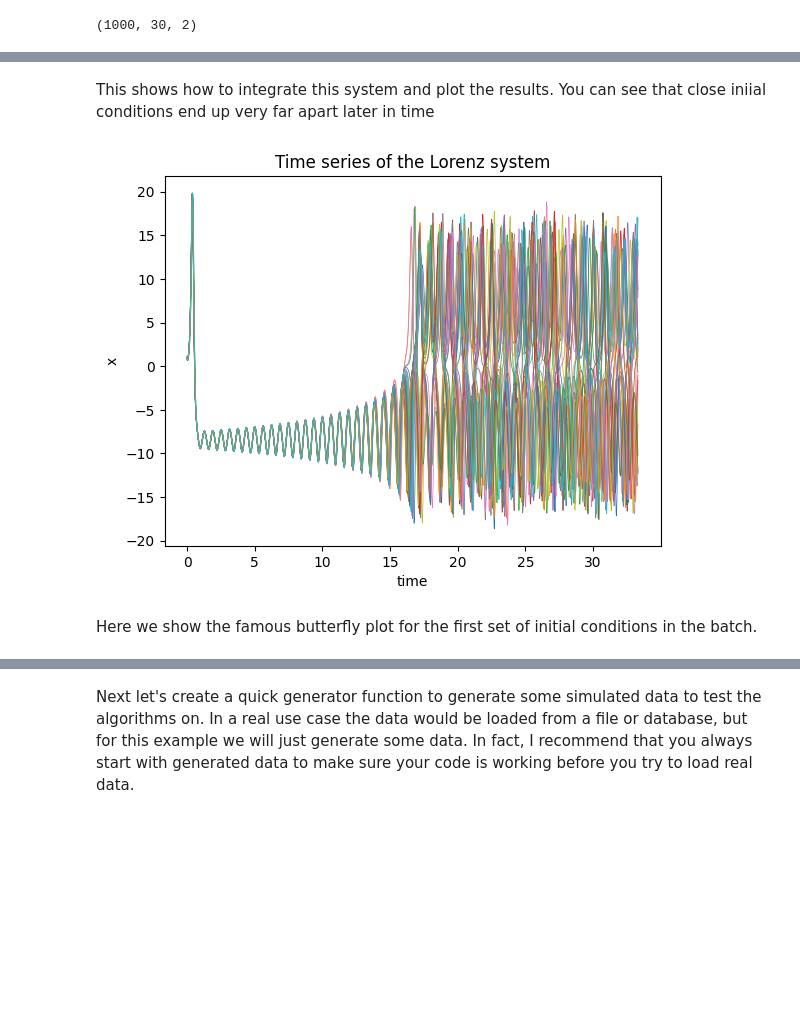
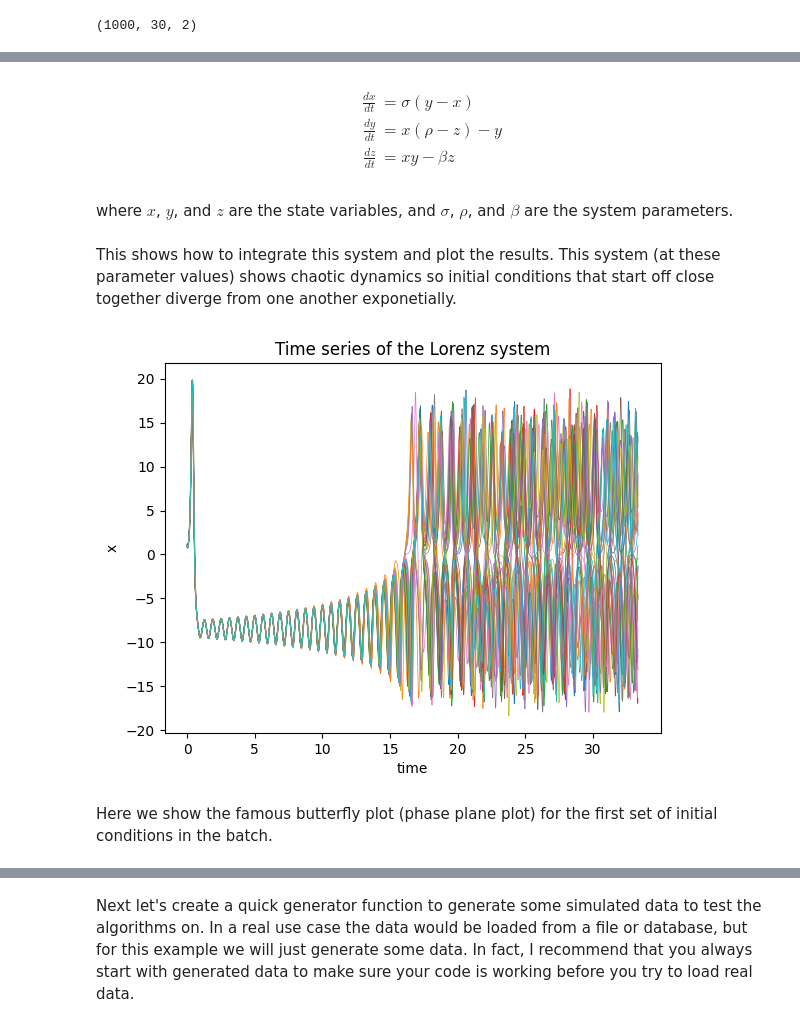
Before and after one commit to khannay/paramfittorchdemo, a Jupyter notebook: nbs/00_training.ipynb, the cells around one changed output, grey strips where cells are left out. Drawn from its saved outputs; the diff is of its cells as text; code cells hidden in the pictures; blank space fills up the shorter version.

```diff
--- a/nbs/00_training.ipynb
+++ b/nbs/00_training.ipynb
@@ -145,14 +225,18 @@ class LotkaVolterra(nn.Module):
 
 
     def forward(self, t, state):
-        x = state[:,0]      #variables are part of vector array u
-        y = state[:,1]
+        x = state[...,0]      #variables are part of vector array u
+        y = state[...,1]
         sol = torch.zeros_like(state)
 
-        alpha, beta, delta, gamma = self.model_params    #coefficients are part of vector array p
-        sol[:,0] = alpha*x - beta*x*y
-        sol[:,1] = -delta*y + gamma*x*y
+        #coefficients are part of tensor model_params
+        alpha, beta, delta, gamma = self.model_params
+        sol[...,0] = alpha*x - beta*x*y
+        sol[...,1] = -delta*y + gamma*x*y
         return sol
 
     def __repr__(self):
-        return f" alpha: {self.model_params[0].item()}, beta: {self.model_params[1].item()}, delta: {self.model_params[2].item()}, gamma: {self.model_params[3].item()}"
+        return f" alpha: {self.model_params[0].item()}, \
+            beta: {self.model_params[1].item()}, \
+                delta: {self.model_params[2].item()}, \
+                    gamma: {self.model_params[3].item()}"
@@ -161,8 +245,9 @@ Integrate and make the same plots as the other systems
 # %%
-lv_model = LotkaVolterra()
+lv_model = LotkaVolterra() #use default parameters
 ts = torch.linspace(0,30.0,1000)
+batch_size = 30
 # Create a batch of initial conditions (batch_dim, state_dim) as small perturbations around one value
-initial_conditions = torch.tensor([[3,3]]) + 0.50*torch.randn((30,2))
+initial_conditions = torch.tensor([[3,3]]) + 0.50*torch.randn((batch_size,2))
 sol = odeint(lv_model, initial_conditions, ts, method='dopri5').detach().numpy()
 # Check the solution
 
@@ -187,3 +273,11 @@ as shown.
+# %% [markdown]
+$$\begin{align}
+\frac{dx}{dt} &= \sigma(y - x) \\
+\frac{dy}{dt} &= x(\rho - z) - y \\
+\frac{dz}{dt} &= xy - \beta z
+\end{align}$$
+# %% [markdown]
+where $x$, $y$, and $z$ are the state variables, and $\sigma$, $\rho$, and $\beta$ are the system parameters.
 # %%
 #| exports
 
@@ -201,37 +295,40 @@ class Lorenz(nn.Module):
 
 
     def forward(self, t, state):
-        x = state[:,0]      #variables are part of vector array u
-        y = state[:,1]
-        z = state[:,2]
+        x = state[...,0]      #variables are part of vector array u
+        y = state[...,1]
+        z = state[...,2]
         sol = torch.zeros_like(state)
 
         sigma, rho, beta = self.model_params    #coefficients are part of vector array p
-        sol[:,0] = sigma*(y-x)
-        sol[:,1] = x*(rho-z) - y
-        sol[:,2] = x*y - beta*z
+        sol[...,0] = sigma*(y-x)
+        sol[...,1] = x*(rho-z) - y
+        sol[...,2] = x*y - beta*z
         return sol
 
     def __repr__(self):
-        return f" sigma: {self.model_params[0].item()}, rho: {self.model_params[1].item()}, beta: {self.model_params[2].item()}"
+        return f" sigma: {self.model_params[0].item()}, \
+            rho: {self.model_params[1].item()}, \
+                beta: {self.model_params[2].item()}"
-# %% [markdown]
-This shows how to integrate this system and plot the results. You can see that close iniial conditions end up very far apart later in time
+# %% [markdown]
+This shows how to integrate this system and plot the results. This system (at these parameter values) shows chaotic dynamics so initial conditions that start off close together diverge from one another exponetially.
 # %%
 lorenz_model = Lorenz()
 ts = torch.linspace(0,50.0,3000)
+batch_size = 30
 # Create a batch of initial conditions (batch_dim, state_dim) as small perturbations around one value
-initial_conditions = torch.tensor([[1.0,0.0,0.0]]) + 0.10*torch.randn((30,3))
+initial_conditions = torch.tensor([[1.0,0.0,0.0]]) + 0.10*torch.randn((batch_size,3))
 sol = odeint(lorenz_model, initial_conditions, ts, method='dopri5').detach().numpy()
+
 # Check the solution
-
 plt.plot(ts[:2000], sol[:2000,:,0], lw=0.5);
 plt.title("Time series of the Lorenz system");
 plt.xlabel("time");
 plt.ylabel("x");
 # %% [output]
-[figure, old version]
+[figure, new version]
 # %% [markdown]
-Here we show the famous butterfly plot for the first set of initial conditions in the batch.
+Here we show the famous butterfly plot (phase plane plot) for the first set of initial conditions in the batch.
 # %%
 plt.plot(sol[:,0,0], sol[:,0,1], color='black', lw=0.5);
 plt.title("Phase plot of the Lorenz system");
```
Also changed, not shown: parts of 81 cells of this notebook, 8 other files.
